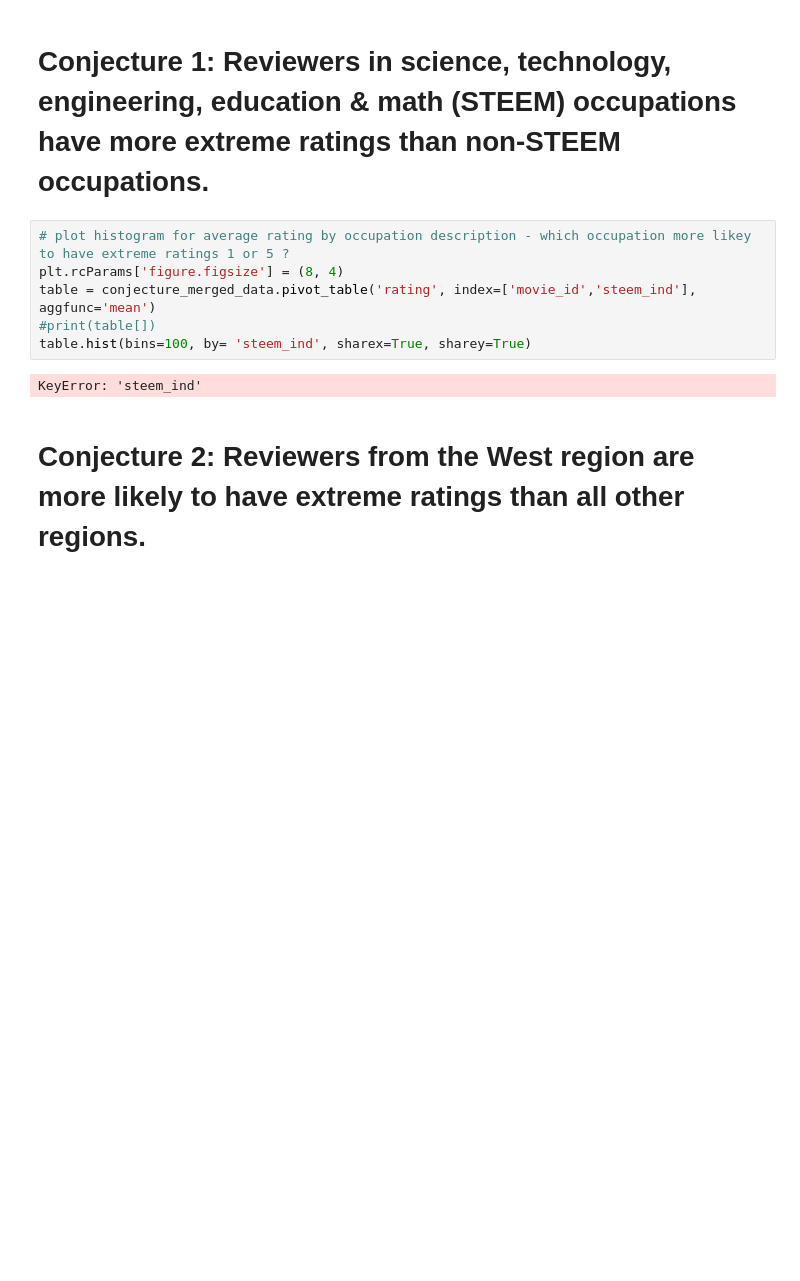
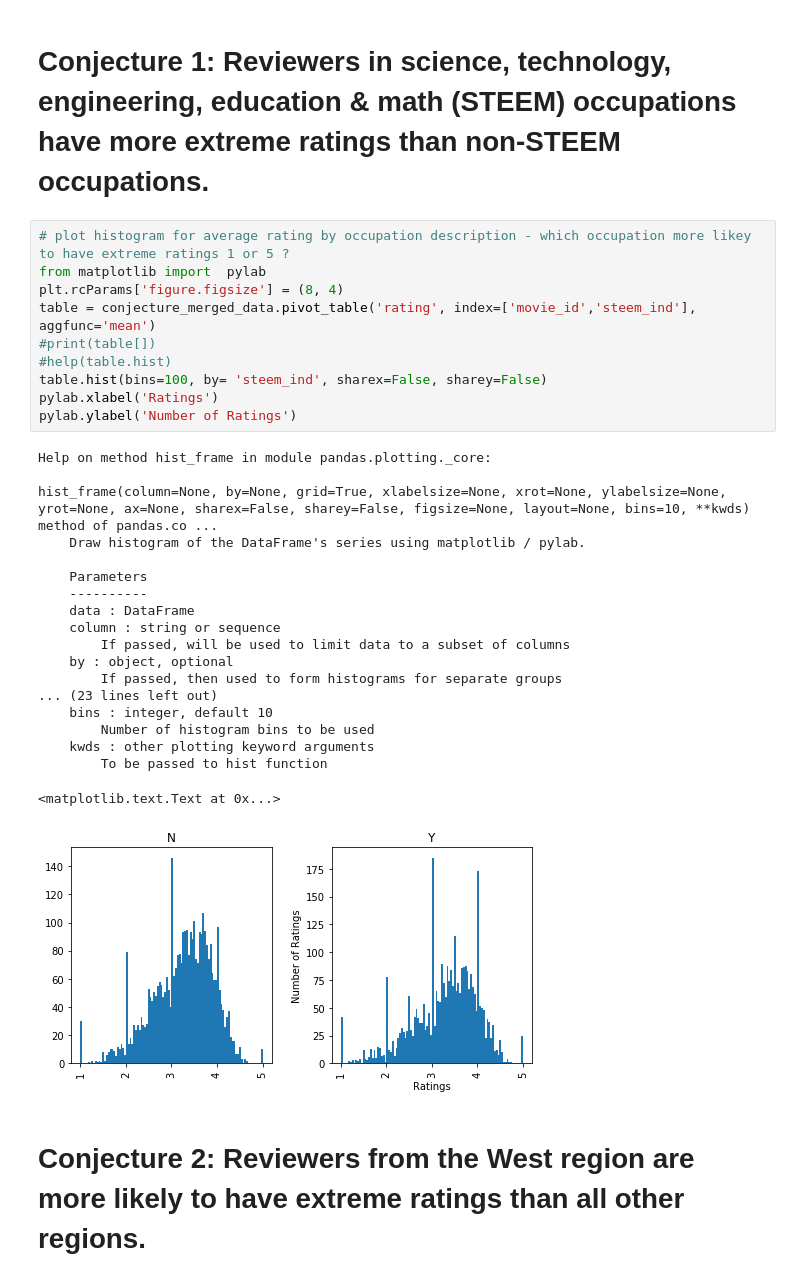
Before and after one commit to DS501-17F-Team14/Case-Study-2, a Jupyter notebook: Team-14-CaseStudy2.ipynb, the cells around one changed output. Drawn from its saved outputs; the diff is of its cells as text; blank space fills up the shorter version.

```diff
--- a/Team-14-CaseStudy2.ipynb
+++ b/Team-14-CaseStudy2.ipynb
@@ -1022,12 +1020,34 @@ Conjecture 1: Reviewers in science, technology, engineering, education & math (S
 ====
 # %%
 # plot histogram for average rating by occupation description - which occupation more likey to have extreme ratings 1 or 5 ?
+from matplotlib import  pylab
 plt.rcParams['figure.figsize'] = (8, 4)
 table = conjecture_merged_data.pivot_table('rating', index=['movie_id','steem_ind'], aggfunc='mean')
 #print(table[])
-table.hist(bins=100, by= 'steem_ind', sharex=True, sharey=True)
+#help(table.hist)
+table.hist(bins=100, by= 'steem_ind', sharex=False, sharey=False)
+pylab.xlabel('Ratings')
+pylab.ylabel('Number of Ratings')
 # %% [output]
-KeyError: 'steem_ind'
+Help on method hist_frame in module pandas.plotting._core:
+
+hist_frame(column=None, by=None, grid=True, xlabelsize=None, xrot=None, ylabelsize=None, yrot=None, ax=None, sharex=False, sharey=False, figsize=None, layout=None, bins=10, **kwds) method of pandas.co ...
+    Draw histogram of the DataFrame's series using matplotlib / pylab.
+
+    Parameters
+    ----------
+    data : DataFrame
+    column : string or sequence
+        If passed, will be used to limit data to a subset of columns
+    by : object, optional
+        If passed, then used to form histograms for separate groups
+... (23 lines left out)
+    bins : integer, default 10
+        Number of histogram bins to be used
+    kwds : other plotting keyword arguments
+        To be passed to hist function
+<matplotlib.text.Text at 0x...>
+[figure, added]
 # %% [markdown]
 Conjecture 2: Reviewers from the West region are more likely to have extreme ratings than all other regions.
 ===
```
Also changed, not shown: parts of 12 cells of this notebook.
